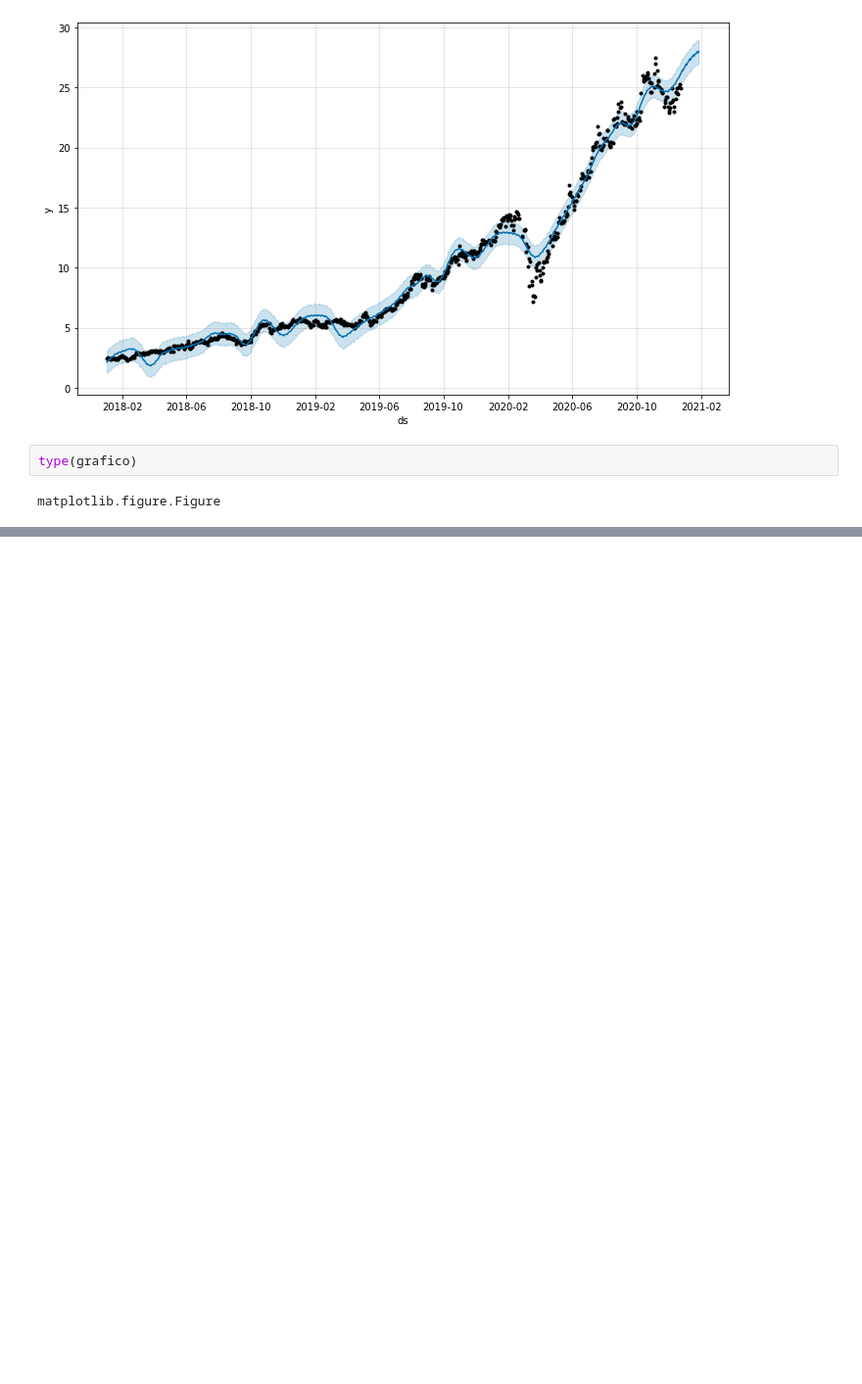
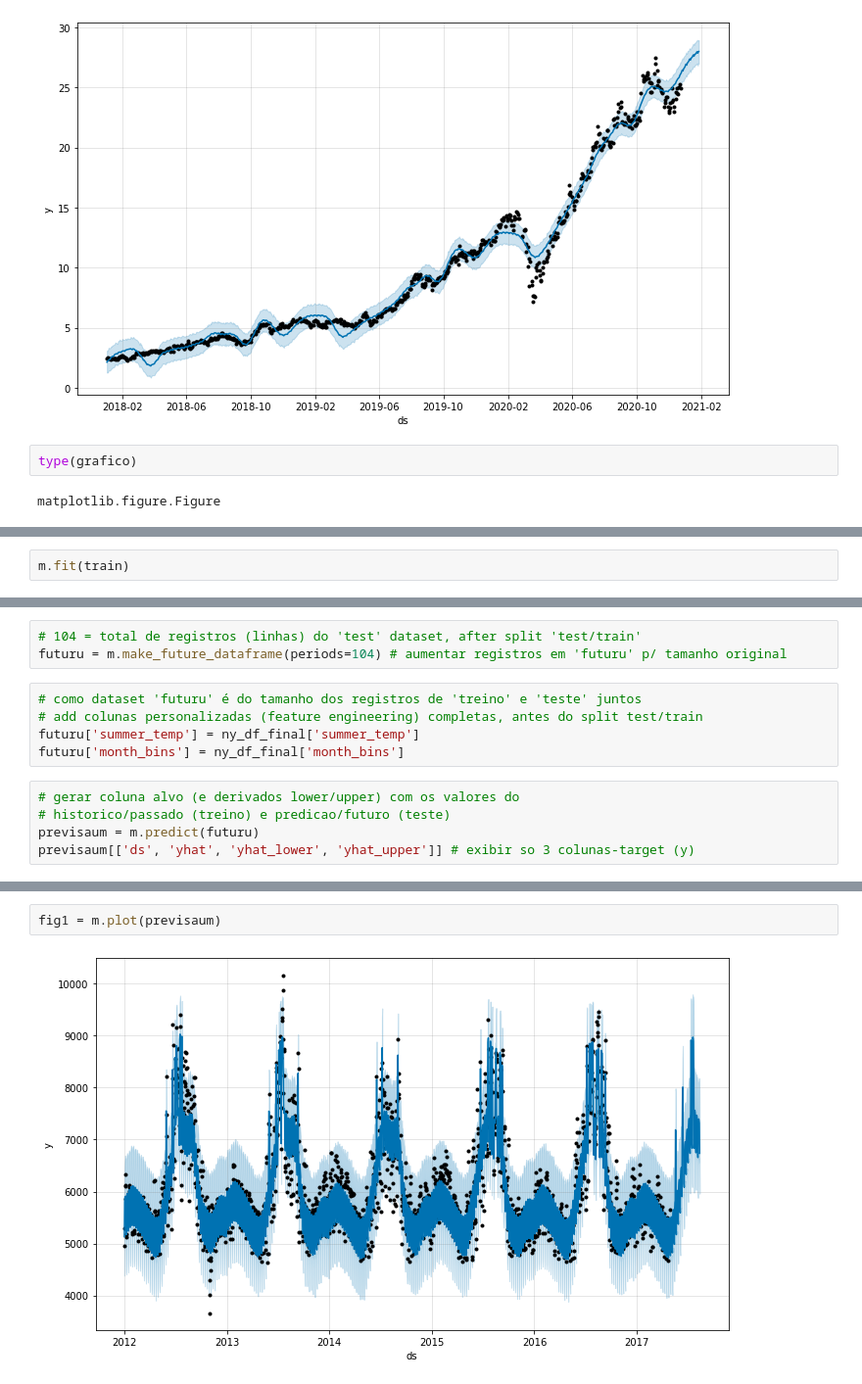
Before and after one commit to ericlrf/fbprophet, a Jupyter notebook: fbprophet_tests.ipynb, the cells around one changed output, grey strips where cells are left out. Shown at 98% size. Saved outputs shown, nothing was run; the diff lists cells and outputs as text; blank space fills up the shorter version.

```diff
--- a/fbprophet_tests.ipynb
+++ b/fbprophet_tests.ipynb
@@ -113,0 +304,2 @@ matplotlib.figure.Figure
+# %%
+m.fit(train)
@@ -113,0 +332,13 @@ matplotlib.figure.Figure
+# %%
+# 104 = total de registros (linhas) do 'test' dataset, after split 'test/train'
+futuru = m.make_future_dataframe(periods=104) # aumentar registros em 'futuru' p/ tamanho original
+# %%
+# como dataset 'futuru' é do tamanho dos registros de 'treino' e 'teste' juntos
+# add colunas personalizadas (feature engineering) completas, antes do split test/train
+futuru['summer_temp'] = ny_df_final['summer_temp']
+futuru['month_bins'] = ny_df_final['month_bins']
+# %%
+# gerar coluna alvo (e derivados lower/upper) com os valores do
+# historico/passado (treino) e predicao/futuro (teste)
+previsaum = m.predict(futuru)
+previsaum[['ds', 'yhat', 'yhat_lower', 'yhat_upper']] # exibir so 3 colunas-target (y)
@@ -113,0 +359,4 @@ matplotlib.figure.Figure
+# %%
+fig1 = m.plot(previsaum)
+# %% [output]
+[figure, added]
```
Also changed, not shown: parts of 37 cells of this notebook.
